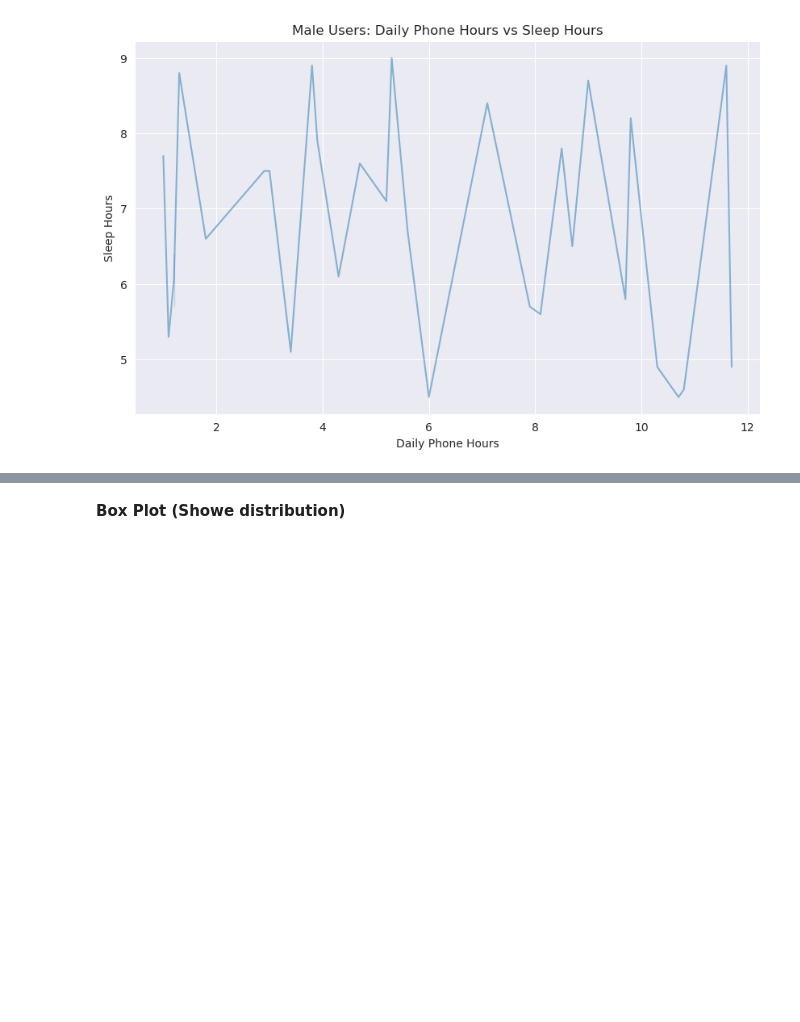
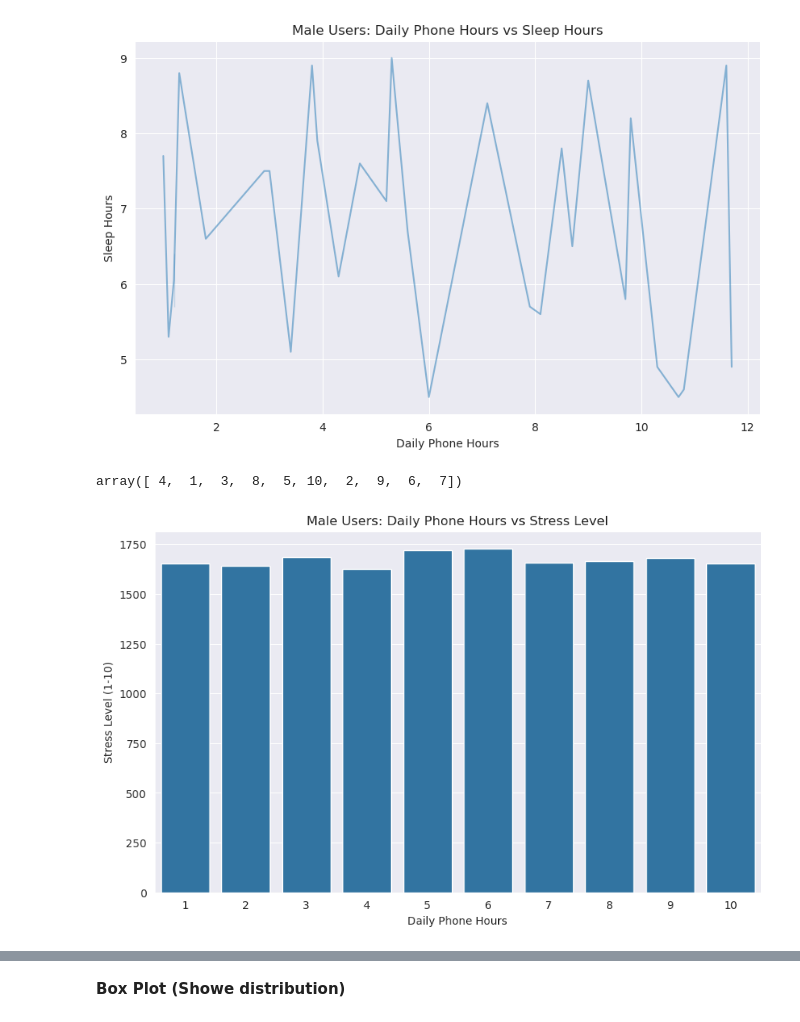
Before and after one commit to geff-ghost/screenTimeSleep, a Jupyter notebook: Smartphone_Usage_Statistics.ipynb, the cells around one changed output, grey strips where cells are left out. Saved outputs shown, nothing was run; the diff lists cells and outputs as text; code cells hidden in the pictures; blank space fills up the shorter version.

```diff
--- a/Smartphone_Usage_Statistics.ipynb
+++ b/Smartphone_Usage_Statistics.ipynb
@@ -156,3 +161,16 @@ plt.ylabel('Sleep Hours')
 plt.show()
 # %% [output]
 [figure]
+# %%
+male_df['Stress_Level'].unique()
+# %% [output]
+array([ 4,  1,  3,  8,  5, 10,  2,  9,  6,  7])
+# %%
+# Phone Usage vs Stress Level
+sns.countplot(x='Stress_Level', data=male_df)
+plt.title('Male Users: Daily Phone Hours vs Stress Level')
+plt.xlabel('Daily Phone Hours')
+plt.ylabel('Stress Level (1-10)')
+plt.show()
+# %% [output]
+[figure, added]
```
Also changed, not shown: parts of 6 cells of this notebook.
